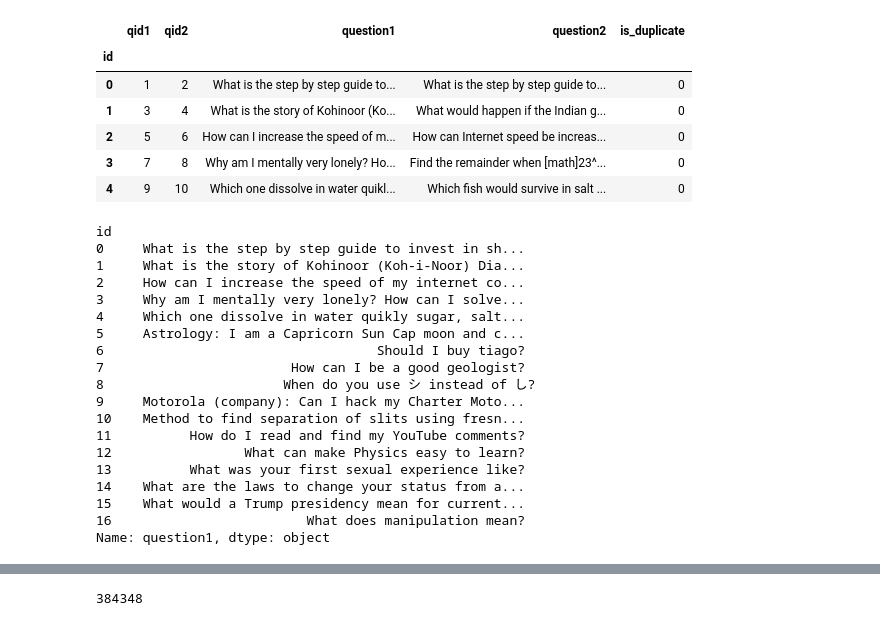
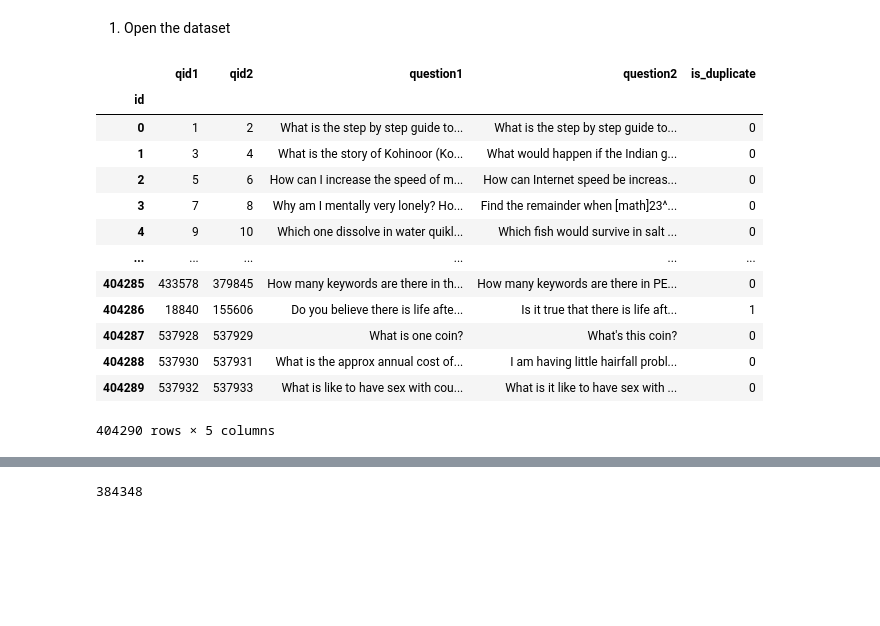
Before and after one commit to danielgarel/NLP_project, a Jupyter notebook: Data_import.ipynb, the cells around one changed output, grey strips where cells are left out. Drawn from its saved outputs; the diff is of its cells as text; code cells hidden in the pictures; blank space fills up the shorter version.

```diff
--- a/Data_import.ipynb
+++ b/Data_import.ipynb
@@ -3,2 +6,4 @@
+# %% [markdown]
+1. Open the dataset
 # %%
 import pandas as pd
@@ -5,36 +11,20 @@ import pandas as pd
 import numpy as np
 # %%
-df = pd.read_csv('C:\\Users\\danie\\PycharmProjects\\NLP_project\\data\\quora_duplicate_questions.tsv', sep='\t', index_col =0)
+df = pd.read_csv('C:\\Users\\danie\\PycharmProjects\\NLP_project\\data\\quora_duplicate_questions.tsv', sep='\t', index_col =0, header=0)
 # %%
-df.head()
+df
 # %% [output]
 |  | qid1 | qid2 | question1 | question2 | is_duplicate |
 | id |  |  |  |  |  |
 | 0 | 1 | 2 | What is the step by step guide to... | What is the step by step guide to... | 0 |
 | 1 | 3 | 4 | What is the story of Kohinoor (Ko... | What would happen if the Indian g... | 0 |
 | 2 | 5 | 6 | How can I increase the speed of m... | How can Internet speed be increas... | 0 |
 | 3 | 7 | 8 | Why am I mentally very lonely? Ho... | Find the remainder when [math]23^... | 0 |
 | 4 | 9 | 10 | Which one dissolve in water quikl... | Which fish would survive in salt ... | 0 |
+| ... | ... | ... | ... | ... | ... |
+| 404285 | 433578 | 379845 | How many keywords are there in th... | How many keywords are there in PE... | 0 |
+| 404286 | 18840 | 155606 | Do you believe there is life afte... | Is it true that there is life aft... | 1 |
+| 404287 | 537928 | 537929 | What is one coin? | What's this coin? | 0 |
+| 404288 | 537930 | 537931 | What is the approx annual cost of... | I am having little hairfall probl... | 0 |
+| 404289 | 537932 | 537933 | What is like to have sex with cou... | What is it like to have sex with ... | 0 |
+404290 rows × 5 columns
-# %%
-question1 = df['question1']
-question1.head(17)
-# %% [output]
-id
-0     What is the step by step guide to invest in sh...
-1     What is the story of Kohinoor (Koh-i-Noor) Dia...
-2     How can I increase the speed of my internet co...
-3     Why am I mentally very lonely? How can I solve...
-4     Which one dissolve in water quikly sugar, salt...
-5     Astrology: I am a Capricorn Sun Cap moon and c...
-6                                   Should I buy tiago?
-7                        How can I be a good geologist?
-8                       When do you use シ instead of し?
-9     Motorola (company): Can I hack my Charter Moto...
-10    Method to find separation of slits using fresn...
-11          How do I read and find my YouTube comments?
-12                 What can make Physics easy to learn?
-13          What was your first sexual experience like?
-14    What are the laws to change your status from a...
-15    What would a Trump presidency mean for current...
-16                         What does manipulation mean?
-Name: question1, dtype: object
```
Also changed, not shown: parts of 35 cells of this notebook, 1 other file.
